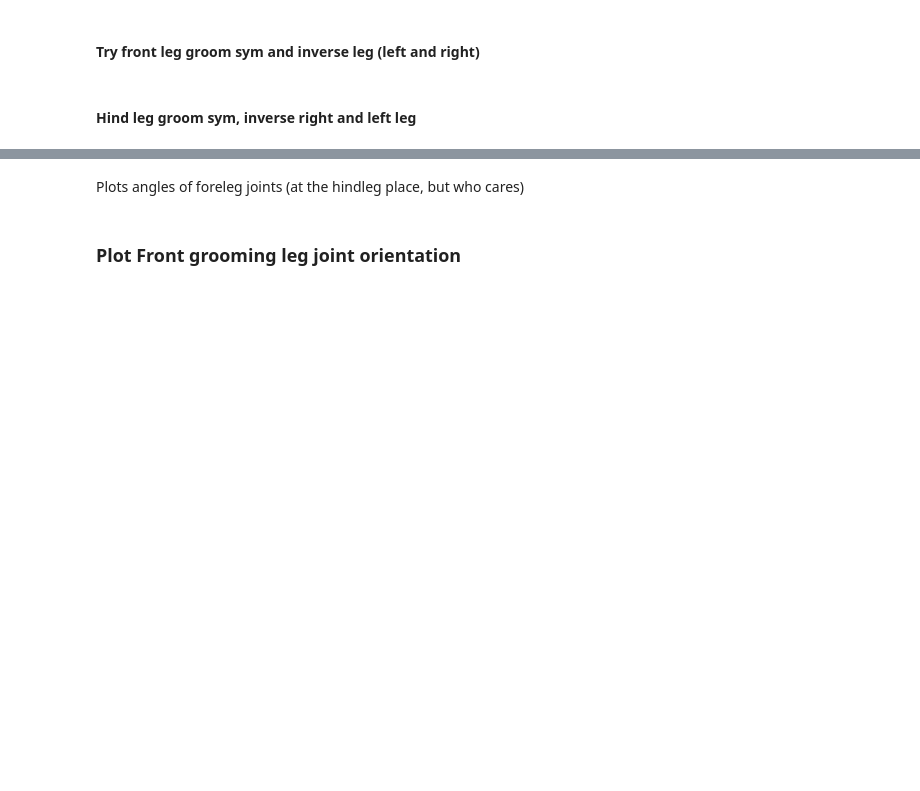
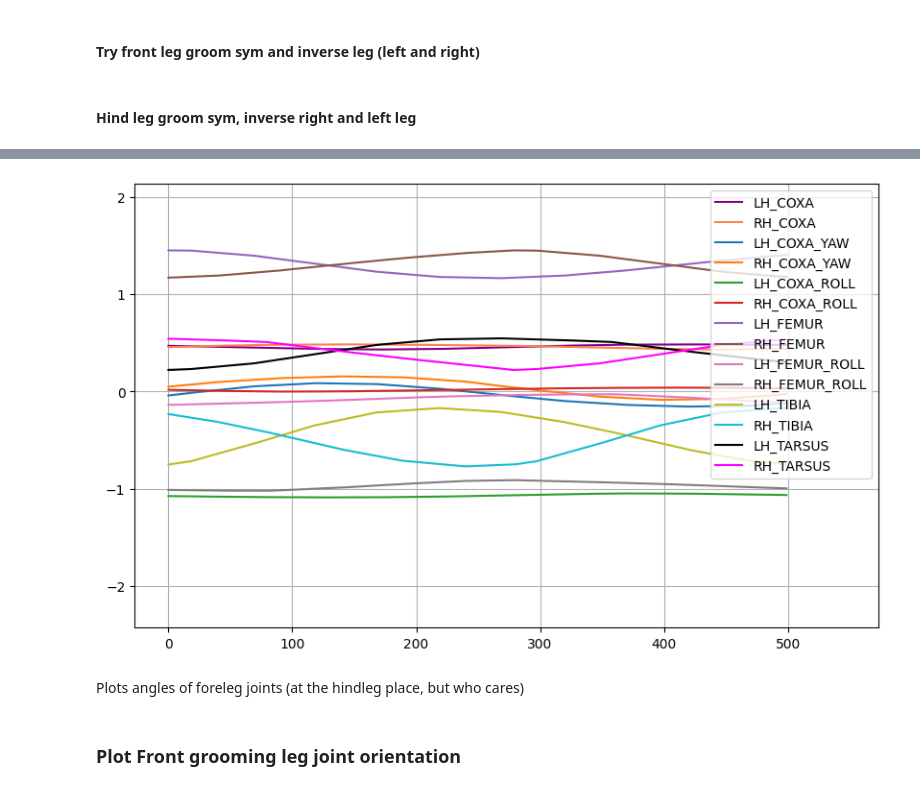
Before and after one commit to NathanMULLER/Project_Mouche, a Jupyter notebook: hindleg_groom.ipynb, the cells around one changed output, grey strips where cells are left out. Cells and saved outputs as stored; diff of their text form; code cells hidden in the pictures; blank space fills up the shorter version.

```diff
--- a/hindleg_groom.ipynb
+++ b/hindleg_groom.ipynb
@@ -419,0 +482,82 @@ Video(frontleg_video)
+# %%
+max_lcyaw = np.max(delayed_sequence[LH_COXA_YAW,:])
+max_rcyaw = np.max(delayed_sequence[RH_COXA_YAW,:])
+max_lcroll = np.max(delayed_sequence[LH_COXA_ROLL,:])
+max_rcroll = np.max(delayed_sequence[RH_COXA_ROLL,:])
+max_lfroll = np.max(delayed_sequence[LH_FEMUR_ROLL,:])
+max_rfroll = np.max(delayed_sequence[RH_FEMUR_ROLL,:])
+max_lcpitch = np.max(delayed_sequence[LH_COXA,:])
+max_rcpitch = np.max(delayed_sequence[RH_COXA,:])
+max_lfpitch = np.max(delayed_sequence[LH_FEMUR,:])
+max_rfpitch = np.max(delayed_sequence[RH_FEMUR,:])
+max_ltibia = np.max(delayed_sequence[LH_TIBIA,:])
+max_rtibia = np.max(delayed_sequence[RH_TIBIA,:])
+max_ltarsus = np.max(delayed_sequence[LH_TARSUS,:])
+max_rtarsus = np.max(delayed_sequence[RH_TARSUS,:])
+
+idx_lcyaw = np.argmax(delayed_sequence[LH_COXA_YAW,:])
+idx_rcyaw = np.argmax(delayed_sequence[RH_COXA_YAW,:])
+idx_lcroll = np.argmax(delayed_sequence[LH_COXA_ROLL,:])
+idx_rcroll = np.argmax(delayed_sequence[RH_COXA_ROLL,:])
+idx_lfroll = np.argmax(delayed_sequence[LH_FEMUR_ROLL,:])
+idx_rfroll = np.argmax(delayed_sequence[RH_FEMUR_ROLL,:])
+idx_lcpitch = np.argmax(delayed_sequence[LH_COXA,:])
+idx_rcpitch = np.argmax(delayed_sequence[RH_COXA,:])
+idx_lfpitch = np.argmax(delayed_sequence[LH_FEMUR,:])
+idx_rfpitch = np.argmax(delayed_sequence[RH_FEMUR,:])
+idx_ltibia = np.argmax(delayed_sequence[LH_TIBIA,:])
+idx_rtibia = np.argmax(delayed_sequence[RH_TIBIA,:])
+idx_ltarsus = np.argmax(delayed_sequence[LH_TARSUS,:])
+idx_rtarsus = np.argmax(delayed_sequence[RH_TARSUS,:])
+
+mean_lcyaw = np.mean(delayed_sequence[LH_COXA_YAW,:])
+mean_rcyaw = np.mean(delayed_sequence[RH_COXA_YAW,:])
+mean_lcroll = np.mean(delayed_sequence[LH_COXA_ROLL,:])
+mean_rcroll = np.mean(delayed_sequence[RH_COXA_ROLL,:])
+mean_lfroll = np.mean(delayed_sequence[LH_FEMUR_ROLL,:])
+mean_rfroll = np.mean(delayed_sequence[RH_FEMUR_ROLL,:])
+mean_lcpitch = np.mean(delayed_sequence[LH_COXA,:])
+mean_rcpitch = np.mean(delayed_sequence[RH_COXA,:])
+mean_lfpitch = np.mean(delayed_sequence[LH_FEMUR,:])
+mean_rfpitch = np.mean(delayed_sequence[RH_FEMUR,:])
+mean_ltibia = np.mean(delayed_sequence[LH_TIBIA,:])
+mean_rtibia = np.mean(delayed_sequence[RH_TIBIA,:])
+mean_ltarsus = np.mean(delayed_sequence[LH_TARSUS,:])
+mean_rtarsus = np.mean(delayed_sequence[RH_TARSUS,:])
+
+end = 500
+plt.figure(figsize=(10,6))
+plt.plot(delayed_sequence[LH_COXA,:end],color='purple', label='LH_COXA')
+plt.plot(delayed_sequence[RH_COXA,:end],color='coral', label='RH_COXA')
+plt.plot(delayed_sequence[LH_COXA_YAW,:end]-np.pi/7, label='LH_COXA_YAW')
+plt.plot(delayed_sequence[RH_COXA_YAW,:end]+np.pi/7, label='RH_COXA_YAW')
+plt.plot(delayed_sequence[LH_COXA_ROLL,:end]-np.pi/6, label='LH_COXA_ROLL')
+plt.plot(delayed_sequence[RH_COXA_ROLL,:end]-np.pi/6, label='RH_COXA_ROLL')
+plt.plot(delayed_sequence[LH_FEMUR,:end]+(7*np.pi/6), label='LH_FEMUR')
+plt.plot(delayed_sequence[RH_FEMUR,:end]+(7*np.pi/6), label='RH_FEMUR')
+plt.plot(delayed_sequence[LH_FEMUR_ROLL,:end]-np.pi/6, label='LH_FEMUR_ROLL')
+plt.plot(delayed_sequence[RH_FEMUR_ROLL,:end]-np.pi/6, label='RH_FEMUR_ROLL')
+plt.plot(delayed_sequence[LH_TIBIA,:end]-(2*np.pi/3), label='LH_TIBIA')
+plt.plot(delayed_sequence[RH_TIBIA,:end]-(2*np.pi/3), label='RH_TIBIA')
+plt.plot(delayed_sequence[LH_TARSUS,:end]+np.pi/2,'k', label='LH_TARSUS')
+plt.plot(delayed_sequence[RH_TARSUS,:end]+np.pi/2,color='magenta', label='RH_TARSUS')
+
+plt.plot(idx_lcyaw, max_lcyaw)
+plt.plot(idx_rcyaw, max_rcyaw)
+plt.plot(idx_lcroll, max_lcroll)
+plt.plot(idx_rcroll, max_rcroll)
+plt.plot(idx_lfroll, max_lfroll)
+plt.plot(idx_rfroll, max_rfroll)
+plt.plot(idx_lcpitch, max_lcpitch)
+plt.plot(idx_rcpitch, max_rcpitch)
+plt.plot(idx_lfpitch, max_lfpitch)
+plt.plot(idx_rfpitch, max_rfpitch)
+plt.plot(idx_ltibia, max_ltibia)
+plt.plot(idx_rtibia, max_rtibia)
+plt.plot(idx_ltarsus, max_ltarsus)
+plt.plot(idx_rtarsus, max_rtarsus)
+
+print(idx_lcroll, idx_rcroll, idx_lfroll, idx_rfroll)
+plt.grid()
+plt.legend()
+# %% [output]
@@ -420,3 +566,4 @@ Video(frontleg_video)
+[figure, added]
 # %% [markdown]
 Plots angles of foreleg joints (at the hindleg place, but who cares)
 # %%
```
Also changed, not shown: parts of 7 cells of this notebook, 4 other files.
